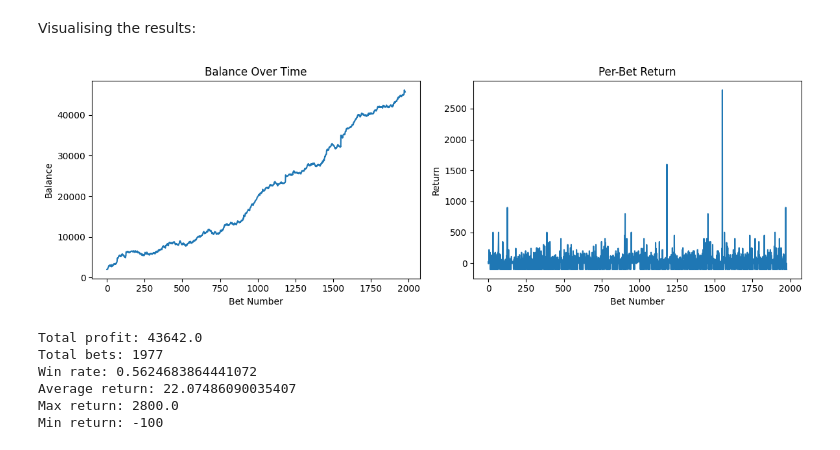
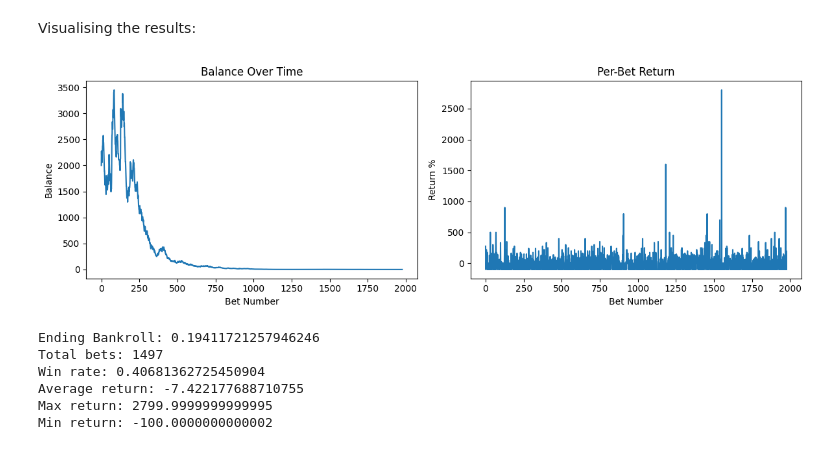
Before and after one commit to jaydenshi99/atp-forecaster, a Jupyter notebook: notebooks/experiments/betting_algorithm_exploration.ipynb, the cells around one changed output. Cells and saved outputs as stored; diff of their text form; code cells hidden in the pictures.

```diff
--- a/notebooks/experiments/betting_algorithm_exploration.ipynb
+++ b/notebooks/experiments/betting_algorithm_exploration.ipynb
@@ -35,12 +50,14 @@ row.to_string()
 The model is imported and trained with data until end of 2005.
 # %%
 import pickle
+
+cols_to_drop = ['recent_minutes_diff', 'log_recent_matches_diff', 'log_total_surface_matches_diff', 'result']
 
 def get_trained_model(train_df):
     with open("../../models/xgb_v1.pkl", "rb") as f:
         model = pickle.load(f)
 
-    X = train_df.drop(columns=["result"])
+    X = train_df.drop(columns=cols_to_drop)
     y = train_df["result"]
 
     model.fit(X, y)
@@ -55,7 +72,7 @@ The most basic algorithm takes in a predicted probability of winning and odds. T
 
 The predicted probabilities are precomputed to utilise xgboost's parallel processing.
 # %%
-feature_cols = train_df.columns.drop(["result"])
+feature_cols = train_df.columns.drop(cols_to_drop)
 
 # precompute predicted probabilities
 X = backtest_df[feature_cols]
@@ -63,7 +80,7 @@ probs_a = model_xgb_v1.predict_proba(X)[:, 1]
 backtest_df = backtest_df.copy()
 backtest_df["prob_a_xgb_v1"] = probs_a
 
-def basic_algorithm(row, odds_a, odds_b, margin=0):
+def basic_algorithm(row, odds_a, odds_b, bankroll=2000, margin=0):
     """
     Basic algorithm that bets a fixed amount every match. Returns positive if betting on A, negative if betting on B.
     """
@@ -71,10 +88,13 @@ def basic_algorithm(row, odds_a, odds_b, margin=0):
     fair_odds_a = 1 / prob_a
     fair_odds_b = 1 / (1 - prob_a)
 
-    bet_size = 100
+    bet_size = bankroll * 0.05
     if odds_a > fair_odds_a + margin:
         return bet_size
     elif odds_b > fair_odds_b + margin:
         return -bet_size
 
     return 0
+# %%
+row = backtest_df.loc[backtest_df["B365W"].idxmin()]
+row
@@ -115,9 +148,11 @@ def backtester(backtest_df, algorithm, starting_balance=2000, commission=0):
 
         odds_a, odds_b = get_odds(row)
         if odds_a is None:
+            balance_history.append(balance)
+            return_history.append(0)
             continue
 
-        bet = algorithm(row, odds_a, odds_b)
+        bet = algorithm(row, odds_a, odds_b, bankroll=balance)
 
         result = row["result"]
 
@@ -127,6 +162,7 @@ def backtester(backtest_df, algorithm, starting_balance=2000, commission=0):
             continue
 
         stake = abs(bet)
+        balance_before = balance
 
         if (bet > 0 and result == 1) or (bet < 0 and result == 0):
             # Win
@@ -136,12 +172,11 @@ def backtester(backtest_df, algorithm, starting_balance=2000, commission=0):
             # apply commission only on winnings
             net_profit = gross_profit * (1 - commission)
             balance += net_profit
-            return_history.append(net_profit)
         else:
             # Loss
             balance -= stake
-            return_history.append(-stake)
 
+        return_history.append((balance - balance_before) / stake * 100)
         balance_history.append(balance)
 
     return balance_history, return_history
@@ -156,35 +191,37 @@ Visualising the results:
 # %%
 import matplotlib.pyplot as plt
 
 fig, axes = plt.subplots(1, 2, figsize=(12, 4))
 
 # Left: balance over time
 axes[0].plot(balance_history)
 axes[0].set_xlabel("Bet Number")
 axes[0].set_ylabel("Balance")
 axes[0].set_title("Balance Over Time")
 
 # Right: per-bet returns
 axes[1].plot(return_history)
 axes[1].set_xlabel("Bet Number")
-axes[1].set_ylabel("Return")
+axes[1].set_ylabel("Return %")
 axes[1].set_title("Per-Bet Return")
 
 plt.tight_layout()
 plt.show()
 
 # print statistics
-print(f"Total profit: {sum(return_history)}")
-print(f"Total bets: {len(return_history)}")
-print(f"Win rate: {np.sum(np.array(return_history) > 0) / len(return_history)}")
-print(f"Average return: {sum(return_history) / len(return_history)}")
+bets_made = np.count_nonzero(np.array(return_history))
+
+print(f"Ending Bankroll: {balance_history[-1]}")
+print(f"Total bets: {bets_made}")
+print(f"Win rate: {np.sum(np.array(return_history) > 0) / bets_made}")
+print(f"Average return: {sum(return_history) / bets_made}")
 print(f"Max return: {max(return_history)}")
 print(f"Min return: {min(return_history)}")
 # %% [output]
-[figure, old version]
+[figure, new version]
-Total profit: 43642.0
-Total bets: 1977
-Win rate: 0.5624683864441072
-Average return: 22.07486090035407
-Max return: 2800.0
-Min return: -100
+Ending Bankroll: 0.19411721257946246
+Total bets: 1497
+Win rate: 0.40681362725450904
+Average return: -7.422177688710755
+Max return: 2799.9999999999995
+Min return: -100.0000000000002
```
Also changed, not shown: parts of 2 cells of this notebook, 3 other files.
